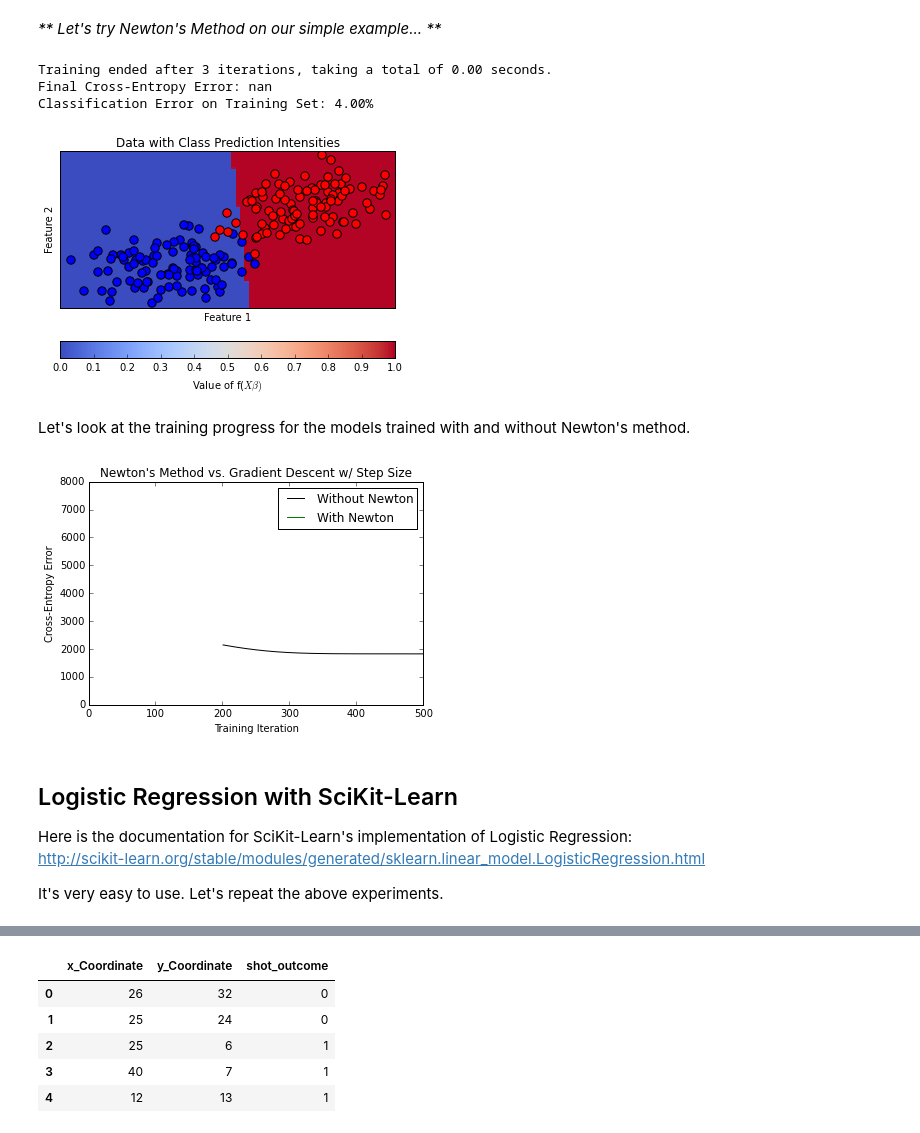
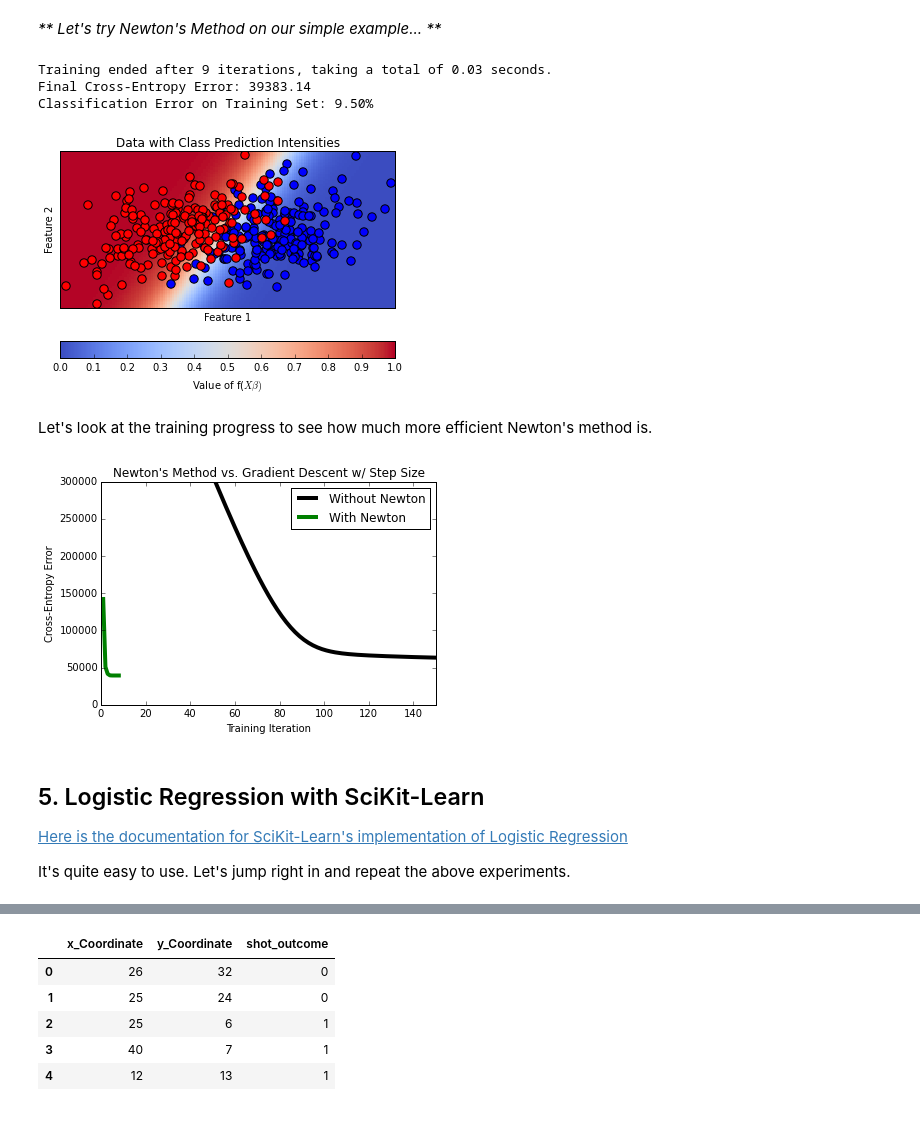
Before and after one commit to UCIDataScienceInitiative/PredictiveModeling_withPython, a Jupyter notebook: Session 3 - Classification.ipynb, the cells around one changed output, grey strips where cells are left out. Saved outputs shown, nothing was run; the diff lists cells and outputs as text; code cells hidden in the pictures.

```diff
--- a/Session 3 - Classification.ipynb
+++ b/Session 3 - Classification.ipynb
@@ -20,12 +43,12 @@ def plot_classification_data(data1, data2, beta, logistic_flag=False):
     x_min, x_max = features[:, 0].min() - .5, features[:, 0].max() + .5
     y_min, y_max = features[:, 1].min() - .5, features[:, 1].max() + .5
     xx, yy = np.meshgrid(np.arange(x_min, x_max, grid_size), np.arange(y_min, y_max, grid_size))
-    # colors the grid based on predictions for that space
+    # color the grid based on the predictions
     if logistic_flag:
-        Z = logistic(np.dot(np.c_[xx.ravel(), yy.ravel()], beta))
+        Z = logistic(np.dot(np.c_[xx.ravel(), yy.ravel(), np.ones(xx.ravel().shape[0])], beta))
         colorbar_label=r"Value of f($X \beta)$"
     else:
-        Z = np.dot(np.c_[xx.ravel(), yy.ravel()], beta)
+        Z = np.dot(np.c_[xx.ravel(), yy.ravel(), np.ones(xx.ravel().shape[0])], beta)
         colorbar_label=r"Value of $X \beta$"
     Z = Z.reshape(xx.shape)
     background_img = plt.pcolormesh(xx, yy, Z, cmap=plt.cm.coolwarm)
@@ -44,7 +67,7 @@ def plot_classification_data(data1, data2, beta, logistic_flag=False):
     plt.yticks(())
     plt.show()
 
-# Another messy looking function to make pretty plots
+# Another messy looking function to make pretty plots of basketball courts
 def visualize_court(log_reg_model, court_image = './data/nba_experiment/nba_court.jpg'):
     two_class_cmap = ListedColormap(['#FFAAAA', '#AAFFAA']) # light red for miss, light green for make
     x_min, x_max = 0, 50 #width (feet) of NBA court
@@ -267,11 +294,14 @@ We see that the first derivative contains the term $f(X_{i}\beta)$, meaning the
 
 _** Putting it all together in a simple example... **_
 # %%
+# set the random number generator for reproducability
+np.random.seed(49)
+
 # Randomly initialize the Beta vector
-beta = np.random.multivariate_normal([0,0], [[.1,0],[0,.1]], 1).T
+beta = np.random.multivariate_normal([0,0,0], [[1,0,0],[0,1,0],[0,0,1]], 1).T
 # Initialize the step-size
-alpha = 0.01
-# Initialize the gradients
+alpha = 0.00001
+# Initialize the gradient
 grad = np.infty
 # Set the tolerance
 tol = 1e-6
@@ -283,7 +313,7 @@ error = [np.infty]
 start_time = time.time()
 iter_idx = 1
 # loop until gradient updates become small
-while (alpha*np.linalg.norm(grad) > tol) and (iter_idx < 5000):
+while (alpha*np.linalg.norm(grad) > tol) and (iter_idx < 300):
     f = logistic(np.dot(features,beta))
     old_error = error[-1]
     # track the error
@@ -359,67 +391,70 @@ Should print [[ 10.7295]]:
 # %% [markdown]
 _** Let's try Newton's Method on our simple example... **_
 # %%
+# set the random number generator for reproducability
+np.random.seed(1801843607)
+
 # Save the errors from run above
 no_Newton_errors = error
 
 # Randomly initialize the Beta vector
-beta = np.random.multivariate_normal([0,0], [[.1,0],[0,.1]], 1).T
+beta = np.random.multivariate_normal([0,0,0], [[.1,0,0],[0,.1,0],[0,0,.1]], 1).T
 # Initialize error
 old_error = 0
 error = [np.infty]
 
 # Run Newton's Method
 start_time = time.time()
 iter_idx = 1
 # Loop until error doesn't change (as opposed to gradient)
-while (abs(old_error-error[-1]) > tol) and (iter_idx < 5000):
+while (abs(error[-1] - old_error) > tol) and (iter_idx < 300):
     f = logistic(np.dot(features,beta))
     old_error = error[-1]
     # track the error
     error.append(cross_entropy(class_labels, f))
     grad = compute_Gradient(features, class_labels, f)
+    hessian = compute_Hessian(features,f)
     # update parameters via Newton's method
-    beta = beta - np.dot(np.linalg.inv(Hessian),grad)
+    beta = beta - np.dot(np.linalg.inv(hessian),grad)
     iter_idx += 1
 end_time = time.time()
 print "Training ended after %i iterations, taking a total of %.2f seconds." %(iter_idx, end_time-start_time)
 print "Final Cross-Entropy Error: %.2f" %(error[-1])
 
 # compute the classification error on training data
 predictions = logistic(np.dot(features, beta))
 print "Classification Error on Training Set: %.2f%%" %(calc_classification_error(predictions, class_labels) * 100)
 
 # generate the plot
 plot_classification_data(class1_features, class2_features, beta, logistic_flag=True)
 # %% [output]
-Training ended after 3 iterations, taking a total of 0.00 seconds.
-Final Cross-Entropy Error: nan
-Classification Error on Training Set: 4.00%
+Training ended after 9 iterations, taking a total of 0.03 seconds.
+Final Cross-Entropy Error: 39383.14
+Classification Error on Training Set: 9.50%
-[figure, old version]
+[figure, new version]
 # %% [markdown]
-Let's look at the training progress for the models trained with and without Newton's method.
+Let's look at the training progress to see how much more efficient Newton's method is.
 # %%
 # plot difference between with vs without Newton
 plt.figure()
 # grad descent w/ step size
-plt.plot(range(len(no_Newton_errors)), no_Newton_errors, 'k-', label='Without Newton')
+plt.plot(range(len(no_Newton_errors)), no_Newton_errors, 'k-', linewidth=4, label='Without Newton')
 # newton's method
-plt.plot(range(len(error)), error, 'g-', label='With Newton')
-plt.ylim([0,8000])
-plt.xlim([0,500])
+plt.plot(range(len(error)), error, 'g-', linewidth=4, label='With Newton')
+plt.ylim([0,300000])
+plt.xlim([0,150])
 plt.legend()
 plt.title("Newton's Method vs. Gradient Descent w/ Step Size")
 plt.xlabel("Training Iteration")
 plt.ylabel("Cross-Entropy Error")
 plt.show()
 # %% [output]
-[figure, old version]
+[figure, new version]
 # %% [markdown]
-## Logistic Regression with SciKit-Learn
+## 5.  Logistic Regression with SciKit-Learn
 
-Here is the documentation for SciKit-Learn's implementation of Logistic Regression:
-http://scikit-learn.org/stable/modules/generated/sklearn.linear_model.LogisticRegression.html
+[Here is the documentation for SciKit-Learn's implementation of Logistic Regression](http://scikit-learn.org/stable/modules/generated/sklearn.linear_model.LogisticRegression.html)
 
-It's very easy to use.  Let's repeat the above experiments.
+It's quite easy to use.  Let's jump right in and repeat the above experiments.
 # %%
 from sklearn.linear_model import LogisticRegression
```
Also changed, not shown: parts of 34 cells of this notebook.
